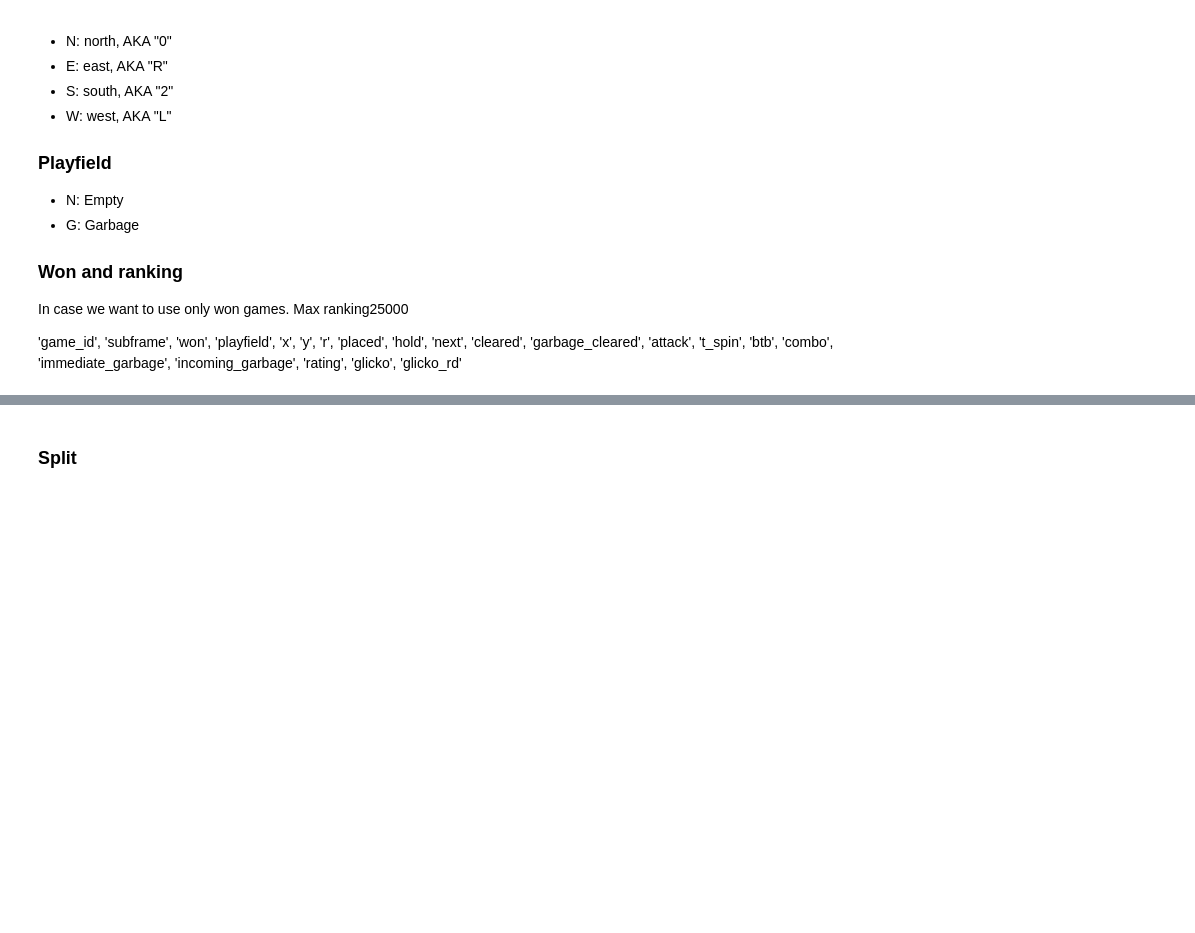
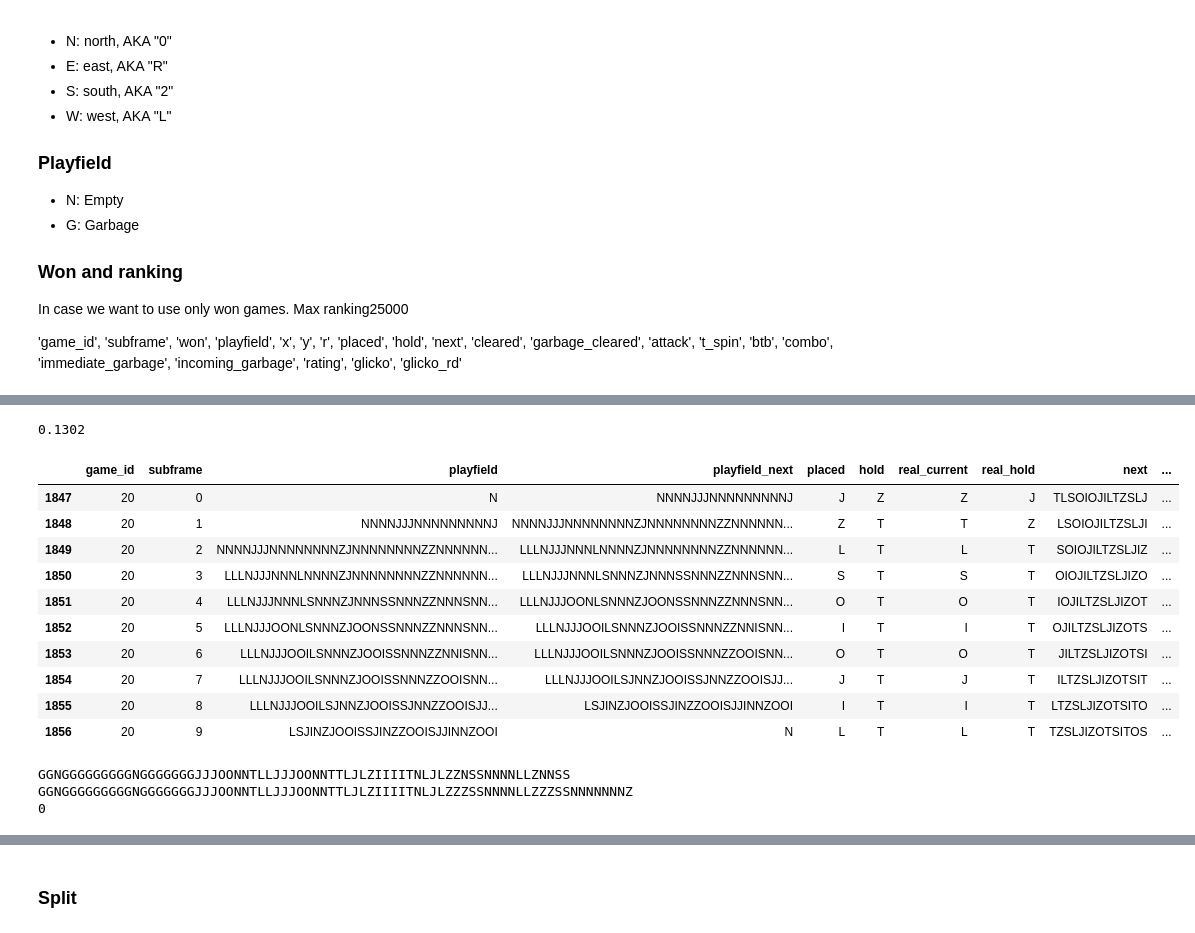
Before and after one commit to MiquelGomezCorral/TurboMino-Tetris-AI-BOT, a Jupyter notebook: notebooks/Dataset.ipynb, the cells around one changed output, grey strips where cells are left out. Saved outputs shown, nothing was run; the diff lists cells and outputs as text; code cells hidden in the pictures; blank space fills up the shorter version.

```diff
--- a/notebooks/Dataset.ipynb
+++ b/notebooks/Dataset.ipynb
@@ -40,33 +70,48 @@ In case we want to use only won games. Max ranking25000
 # %%
+print('- Loading raw dataset...')
 raw_df = pd.read_csv(CONFIG.raw_dataset_path)
 print(raw_df.columns)
 
+print('- Sorting and cleaning dataset...')
 raw_df = raw_df.sort_values(by=['game_id', 'subframe'])
 raw_df['subframe'] = raw_df.groupby('game_id').cumcount()
 raw_df['playfield'] = raw_df['playfield'].fillna('N')
 raw_df['playfield_next'] = raw_df['playfield'].shift(-1).fillna('N')
-# raw_df['playfield'].replace('NaN', 'N', inplace=True)
+
+print('- Dropping duplicate game_id rows...')
 mask_keep_all_but_last = raw_df.duplicated(subset=['game_id'], keep='last')
 raw_df = raw_df[mask_keep_all_but_last].copy()
 
+
+print('- Real current to prevent always placing the current one rather than also the hold...')
+
 # Fix: data pipeline systematically swaps J and L piece labels
 # (coordinate mirror in the TETR.IO extractor)
-swap_jl = {'J': 'L', 'L': 'J'}
-raw_df['placed'] = raw_df['placed'].replace(swap_jl)
-raw_df['hold'] = raw_df['hold'].replace(swap_jl)
+# swap_jl = {'J': 'L', 'L': 'J'}
+# raw_df['placed'] = raw_df['placed'].replace(swap_jl)
+# raw_df['hold'] = raw_df['hold'].replace(swap_jl)
 
-# 'placed' is always the piece that was active and placed.
-# 'hold' is always the current hold slot value.
-# No derivation needed — these are directly the game state variables.
-raw_df['real_current'] = raw_df['placed']
-raw_df['real_hold'] = raw_df['hold']
-raw_df = raw_df[raw_df['subframe'] > 0].copy()
+# if no hold -> first on the queue + remove first from the queue
+# if hold has changed and was empty -> current = hold, hold = current
+# 1. Get the previous 'hold' value for each game (defaults to 'N' for the first row)
+prev_hold = raw_df.groupby('game_id')['hold'].shift(1).fillna('N')
+# 2. Check if the hold value changed compared to the previous frame
+hold_changed = prev_hold != raw_df['hold']
+# 3. Apply your logic cleanly using np.where(condition, value_if_true, value_if_false)
+raw_df['real_current'] = np.where(hold_changed, raw_df['hold'], raw_df['placed'])
+raw_df['real_hold'] = np.where(hold_changed, raw_df['placed'], raw_df['hold'])
+mask = raw_df['real_hold'] == 'N'
+raw_df['real_hold'] = np.where(mask, raw_df['next'].str[0], raw_df['real_hold'])
+raw_df['next'] = np.where(mask, raw_df['next'].str[1:], raw_df['next'])
 
+
+print('- Processing garbage columns...')
 # If lines were cleared, no garbage
-raw_df['immediate_garbage'] = np.where(raw_df['cleared'] > 0, 0, raw_df['immediate_garbage'])
+# raw_df['immediate_garbage'] = np.where(raw_df['cleared'] > 0, 0, raw_df['immediate_garbage'])
 # Cap at 8, as that's the max garbage that can be received in one frame
 raw_df['immediate_garbage'] = raw_df['immediate_garbage'].clip(upper=8)
 
+print('- Saving processed dataset...')
 # raw_df = raw_df.groupby('game_id')
-columns = ['game_id', 'subframe', 'playfield', 'playfield_next', 'real_current', 'placed', 'real_hold', 'hold', 'next', 'won', 'rating', 'immediate_garbage', 'incoming_garbage', 'btb', 'combo']
+columns = ['game_id', 'subframe', 'playfield', 'playfield_next', 'placed', 'hold', 'real_current', 'real_hold', 'next','won', 'rating', 'immediate_garbage', 'incoming_garbage', 'btb', 'combo']
 raw_df[columns].to_csv(CONFIG.processed_dataset_path, index=False)
@@ -83,7 +163,21 @@ garbage_probs
 # %%
-print(f'{1 - 0.922589:.4f}')
+print(f'{1 - 0.869814:.4f}')
+# %% [output]
+0.1302
 # %%
-raw_df[columns].sample(10)
+raw_df[raw_df['game_id'] == 20][columns].head(10)
+# %% [output]
+|  | game_id | subframe | playfield | playfield_next | placed | hold | real_current | real_hold | next | ... |
+| 1847 | 20 | 0 | N | NNNNJJJNNNNNNNNNJ | J | Z | Z | J | TLSOIOJILTZSLJ | ... |
+| 1848 | 20 | 1 | NNNNJJJNNNNNNNNNJ | NNNNJJJNNNNNNNNZJNNNNNNNNZZNNNNNN... | Z | T | T | Z | LSOIOJILTZSLJI | ... |
+| 1849 | 20 | 2 | NNNNJJJNNNNNNNNZJNNNNNNNNZZNNNNNN... | LLLNJJJNNNLNNNNZJNNNNNNNNZZNNNNNN... | L | T | L | T | SOIOJILTZSLJIZ | ... |
+| 1850 | 20 | 3 | LLLNJJJNNNLNNNNZJNNNNNNNNZZNNNNNN... | LLLNJJJNNNLSNNNZJNNNSSNNNZZNNNSNN... | S | T | S | T | OIOJILTZSLJIZO | ... |
+| 1851 | 20 | 4 | LLLNJJJNNNLSNNNZJNNNSSNNNZZNNNSNN... | LLLNJJJOONLSNNNZJOONSSNNNZZNNNSNN... | O | T | O | T | IOJILTZSLJIZOT | ... |
+| 1852 | 20 | 5 | LLLNJJJOONLSNNNZJOONSSNNNZZNNNSNN... | LLLNJJJOOILSNNNZJOOISSNNNZZNNISNN... | I | T | I | T | OJILTZSLJIZOTS | ... |
+| 1853 | 20 | 6 | LLLNJJJOOILSNNNZJOOISSNNNZZNNISNN... | LLLNJJJOOILSNNNZJOOISSNNNZZOOISNN... | O | T | O | T | JILTZSLJIZOTSI | ... |
+| 1854 | 20 | 7 | LLLNJJJOOILSNNNZJOOISSNNNZZOOISNN... | LLLNJJJOOILSJNNZJOOISSJNNZZOOISJJ... | J | T | J | T | ILTZSLJIZOTSIT | ... |
+| 1855 | 20 | 8 | LLLNJJJOOILSJNNZJOOISSJNNZZOOISJJ... | LSJINZJOOISSJINZZOOISJJINNZOOI | I | T | I | T | LTZSLJIZOTSITO | ... |
+| 1856 | 20 | 9 | LSJINZJOOISSJINZZOOISJJINNZOOI | N | L | T | L | T | TZSLJIZOTSITOS | ... |
 # %%
 i = 9
 # %%
@@ -92,5 +186,9 @@ print(raw_df[(raw_df['game_id'] == 18) & (raw_df['subframe'] == i)]['playfield_n
 print(raw_df[(raw_df['game_id'] == 18) & (raw_df['subframe'] == i)]['immediate_garbage'].values[0])
 
 i += 1
+# %% [output]
+GGNGGGGGGGGGNGGGGGGGJJJOONNTLLJJJOONNTTLJLZIIIITNLJLZZNSSNNNNLLZNNSS
+GGNGGGGGGGGGNGGGGGGGJJJOONNTLLJJJOONNTTLJLZIIIITNLJLZZZSSNNNNLLZZZSSNNNNNNNZ
+0
 # %%
 raw_df[(raw_df['game_id'] == 18) & ((raw_df['subframe'] == 10) | (raw_df['subframe'] == 9) | (raw_df['subframe'] == 11))][columns]
```
Also changed, not shown: parts of 8 cells of this notebook.
